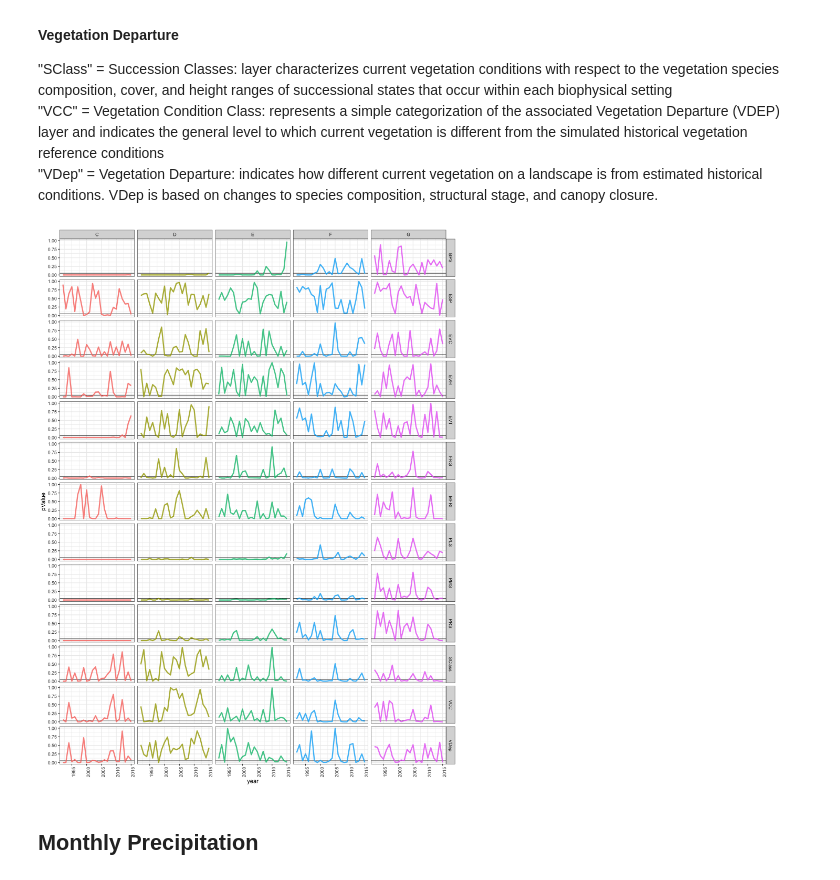
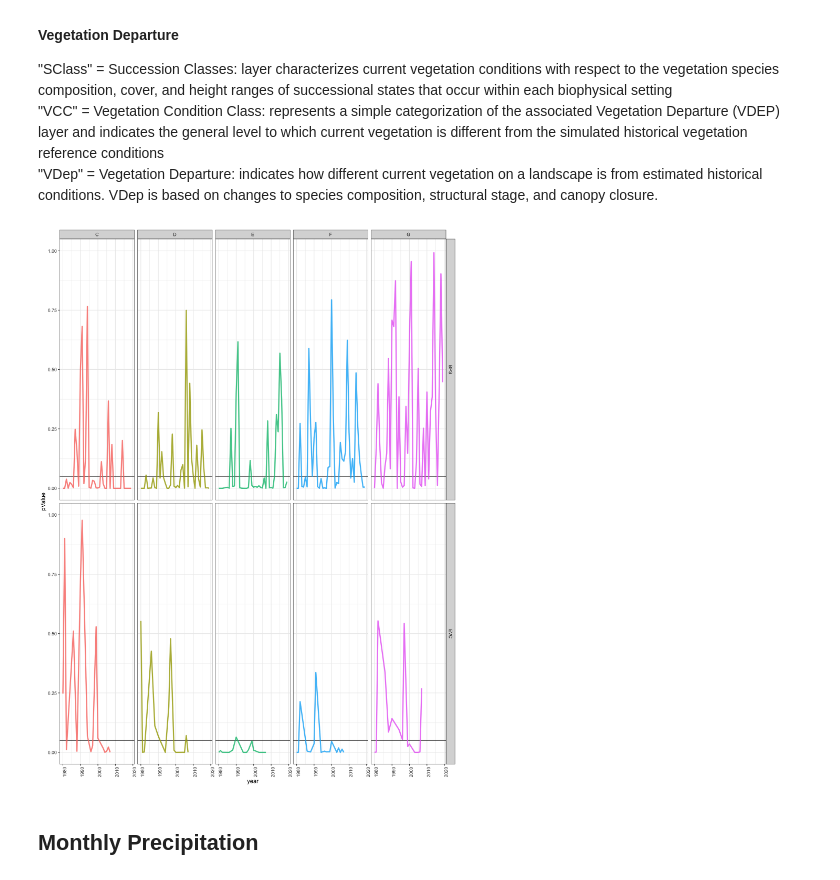
Before and after one commit to rebecca-willison/wildfires, a Jupyter notebook: exploratory_modeling/Exploratory Results Summary.ipynb, the cells around one changed output. Drawn from its saved outputs; the diff is of its cells as text; code cells hidden in the pictures.

```diff
--- a/exploratory_modeling/Exploratory Results Summary.ipynb
+++ b/exploratory_modeling/Exploratory Results Summary.ipynb
@@ -13,7 +13,7 @@ fig <- function(width, heigth){
  options(repr.plot.width = width, repr.plot.height = heigth)
  }
 # read results
-results <- suppressMessages(read_csv('/Users/rebeccawillison/Documents/research/wildfire/wildfires/results/IPPP_byYear_byClass.csv'))
+results <- suppressMessages(read_csv('/Users/rebeccawillison/Documents/research/wildfire/wildfires/results/IPPP_byYear_byClass_CalFire.csv'))
 pr.results <- suppressMessages(read_csv('/Users/rebeccawillison/Documents/research/wildfire/wildfires/results/IPPP_byMonth_Year_PRCP.csv'))
 pr12m.results <- suppressMessages(read_csv('/Users/rebeccawillison/Documents/research/wildfire/wildfires/results/IPPP_byMonthYear_PRCP_12m.csv'))
 bi.results <- suppressMessages(read_csv('/Users/rebeccawillison/Documents/research/wildfire/wildfires/results/IPPP_byMonthYear_BI.csv'))
@@ -131,22 +116,22 @@ area.
 # %%
 fig(15,20)
 landfire <- results %>%
   tidyr::separate(variable, into = c('group', 'variable_name'),
                   sep = '\\.', remove = F) %>%
-  dplyr::mutate(pValue = round(pValue, 4)) %>%
+  dplyr::mutate(pValue = round(lrt.pValue, 4)) %>%
   dplyr::filter(group == 'LANDFIREFeatures') %>%
   dplyr::mutate(variable_name = gsub('CONUS_', '', variable_name))
 
 ggplot(landfire, aes(year, pValue, group = size, color = size)) +
   geom_hline(yintercept = .05) +
   geom_line(alpha = .8, size = 1.5) +
   theme_bw(base_size = 15) +
   ylim(0, 1) +
   facet_grid(variable_name ~ size) +
   theme(axis.text.x = element_text(angle = 90)) +
   guides(color = F)
 # %% [output]
-[figure, old version]
+[figure, new version]
 # %% [markdown]
 ## Monthly Precipitation
 # %% [markdown]
```
Also changed, not shown: parts of 5 cells of this notebook, 4 other files.
